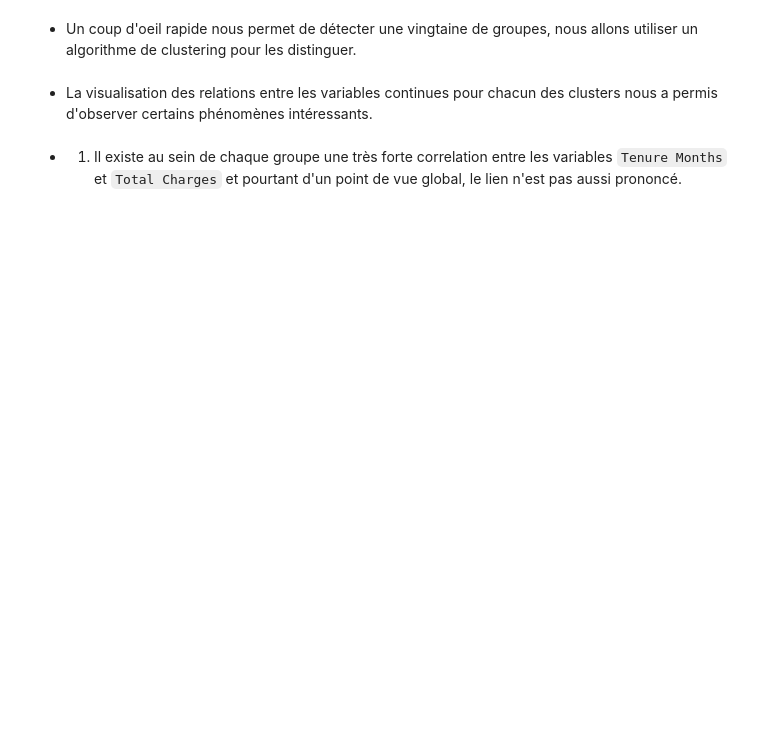
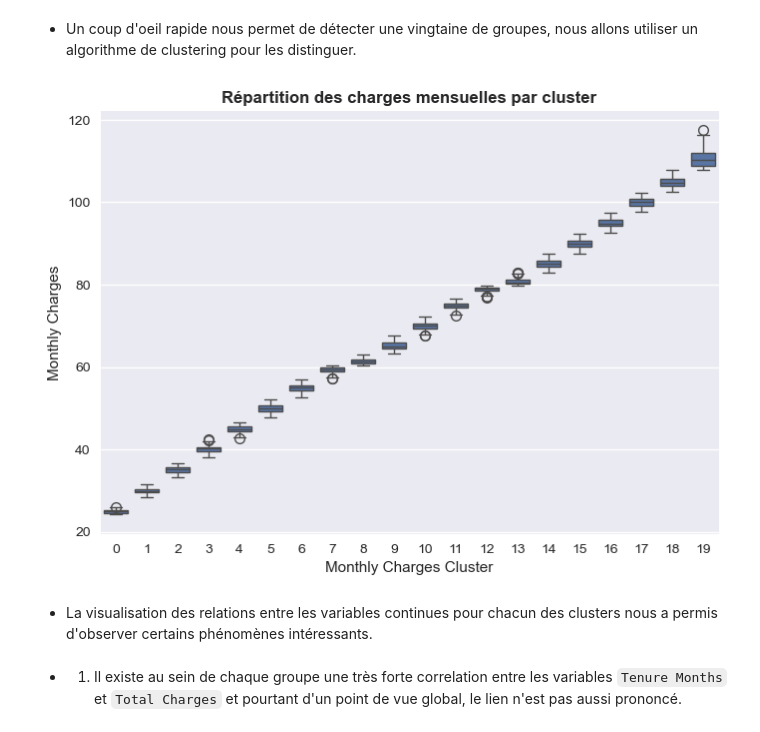
Before and after one commit to bryantchakote/churn-services-numeriques, a Jupyter notebook: work.ipynb, the cells around one changed output. Drawn from its saved outputs; the diff is of its cells as text; code cells hidden in the pictures; blank space fills up the shorter version.

```diff
--- a/work.ipynb
+++ b/work.ipynb
@@ -375,13 +534,15 @@ df_internet_g1["Monthly Charges Cluster"] = kmeans_internet.fit_predict(df_inter
 # %%
 # Les clusters sont rangés selon l'ordre croissant de leurs médianes pour garantir une progression logique
 cluster_medians = df_internet_g1.groupby("Monthly Charges Cluster")["Monthly Charges"].median()
 sorted_clusters = cluster_medians.sort_values().index
 clusters_mapping_no_internet = {old: new for new, old in enumerate(sorted_clusters)}
 df_internet_g1["Monthly Charges Cluster"] = df_internet_g1["Monthly Charges Cluster"].map(clusters_mapping_no_internet)
 
-# sns.boxplot(df_internet_g1, x="Monthly Charges Cluster", y="Monthly Charges")
-# plt.title("Répartition des charges mensuelles par cluster", weight="bold")
-# plt.show()
+sns.boxplot(df_internet_g1, x="Monthly Charges Cluster", y="Monthly Charges")
+plt.title("Répartition des charges mensuelles par cluster", weight="bold")
+plt.show()
+# %% [output]
+[figure, added]
 # %% [markdown]
 - La visualisation des relations entre les variables continues pour chacun des clusters nous a permis d'observer certains phénomènes intéressants.
 # %% [markdown]
```
Also changed, not shown: parts of 37 cells of this notebook.
